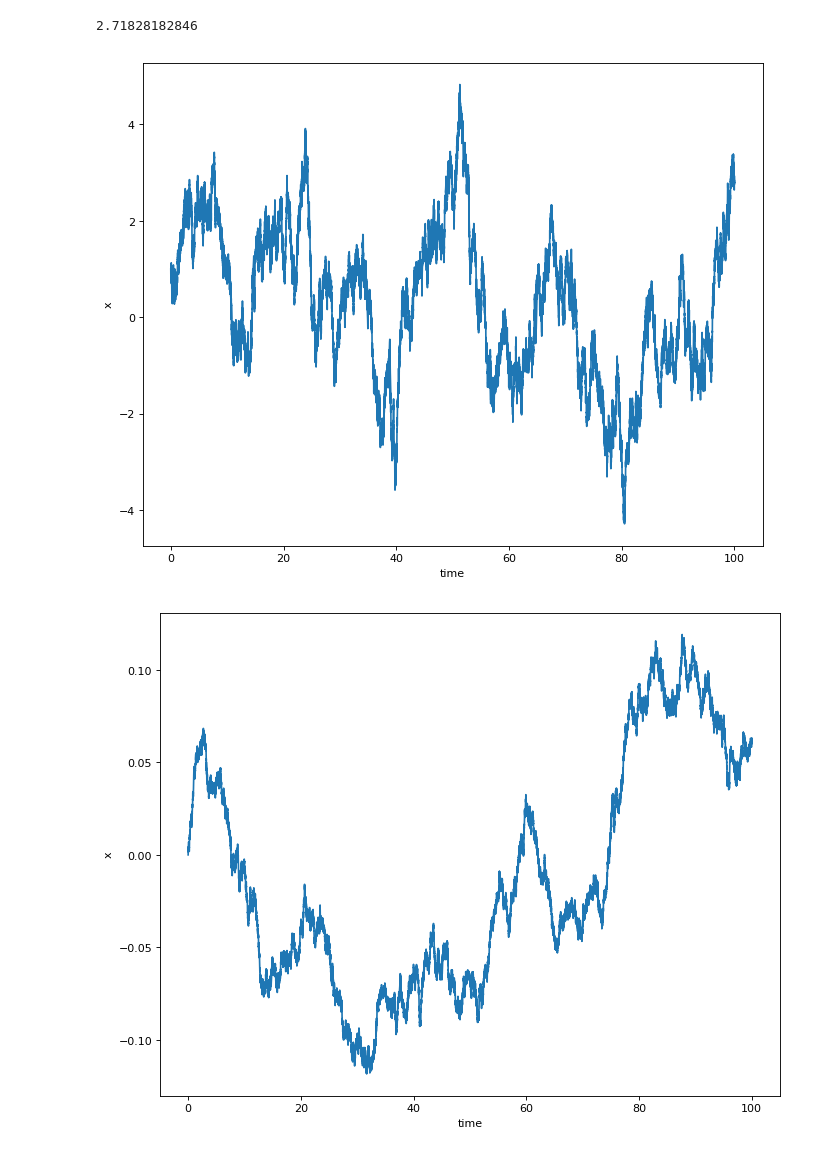
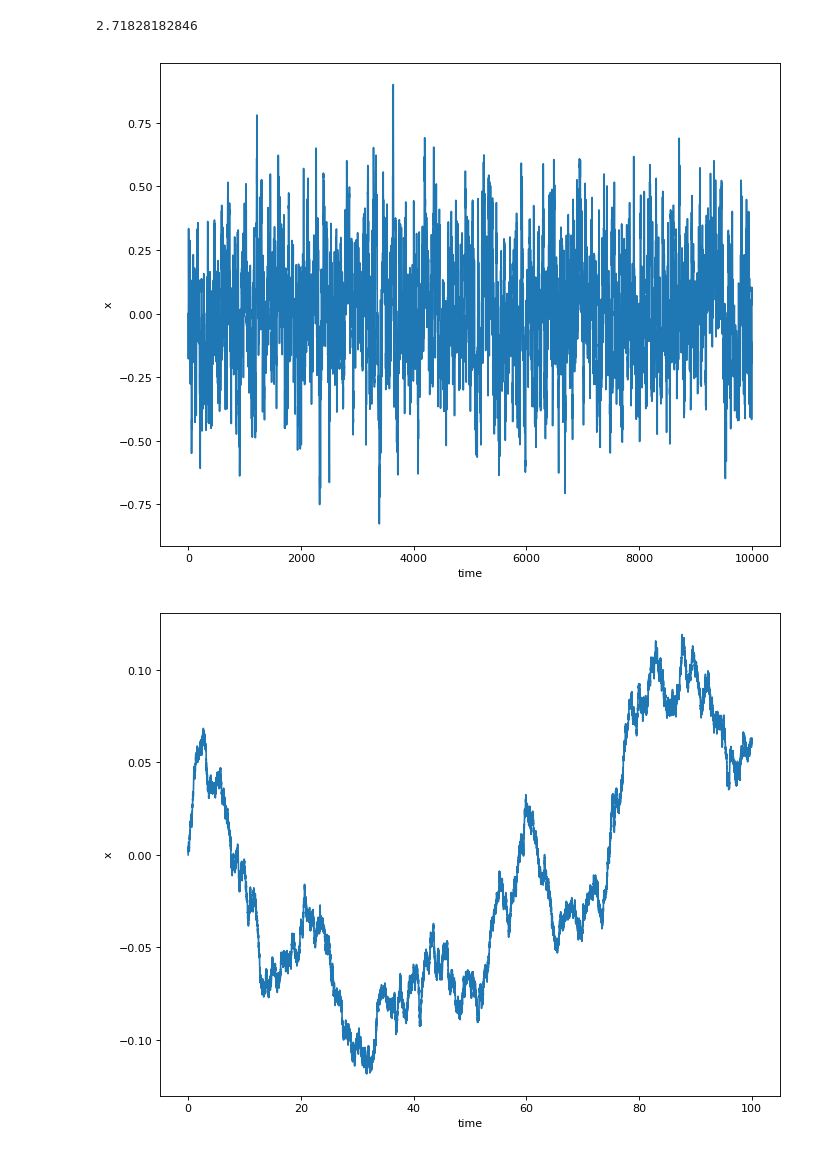
Before and after one commit to carfuentes/notebooks-tests, a Jupyter notebook: Colored-noise.ipynb, the cells around one changed output. Drawn from its saved outputs; the diff is of its cells as text; code cells hidden in the pictures.

```diff
--- a/Colored-noise.ipynb
+++ b/Colored-noise.ipynb
@@ -46,13 +47,14 @@ def colored_noise_euler_integration_fox(x_0, lamda, D, dt=0.001, t_stop=101):
     return t, x
 # %%
 # Specify parameters
-x_0 = 1
+x_0 = 0
 tau =10
-c=1
+c=0.01
 dt=0.001
 D=10
 lamda=0.003
-t_stop=100
+t_stop=10000
+indexes=[int(t/dt) for t in range(0,t_stop)]
 # %%
 ##GILLESPIE
 # %%
@@ -62,15 +64,15 @@ print(np.exp(1))
 # %%
 # Perform the solution
 t, x = colored_noise_euler_integration(x_0, tau, c, D, dt, t_stop)
 
 # Plot the result
 figure(num=None, figsize=(10, 8), dpi=80, facecolor='w', edgecolor='k')
-plot(t, x)
+plot(t[indexes], x[indexes])
 xlabel('time')
 ylabel('x')
 show()
 # %% [output]
-[figure, old version]
+[figure, new version]
 # %%
 ##FOX
 # %%
```
Also changed, not shown: parts of 16 cells of this notebook, 2 other files.
